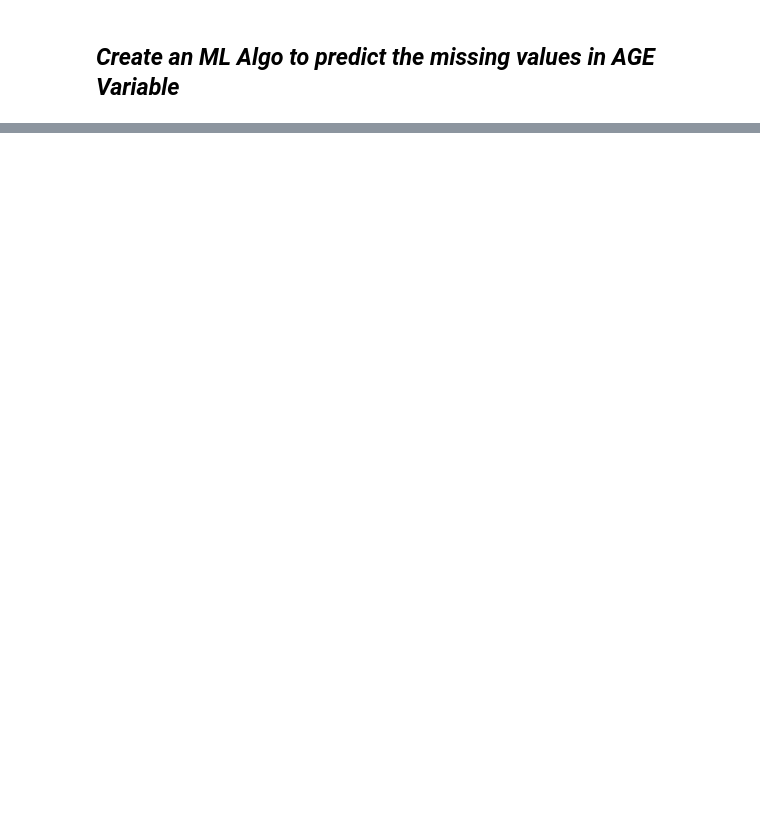
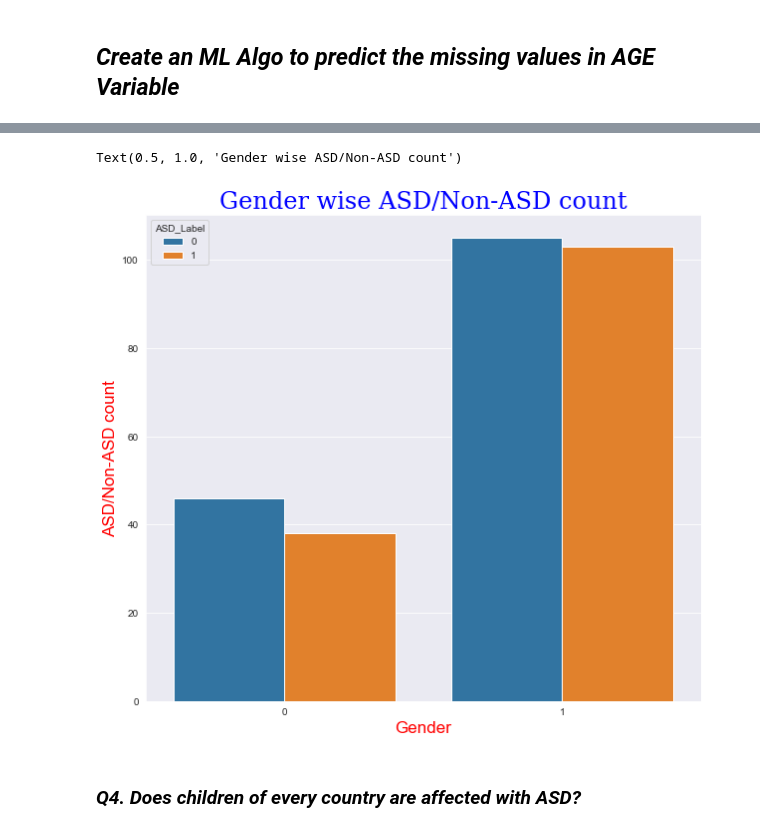
Before and after one commit to raj-shr-git/Autism_Spectrum_Disorder, a Jupyter notebook: ASD_prediction.ipynb, the cells around one changed output, grey strips where cells are left out. Saved outputs shown, nothing was run; the diff lists cells and outputs as text; code cells hidden in the pictures; blank space fills up the shorter version.

```diff
--- a/ASD_prediction.ipynb
+++ b/ASD_prediction.ipynb
@@ -769,0 +1119,18 @@ https://towardsdatascience.com/working-with-missing-data-in-machine-learning-9c0
+# %%
+gender_details = pd.DataFrame(autism_df.groupby(['gender','ASD_Label']).count()['fix_age'])
+# %%
+gender_details.columns = ['gender_wise_count']
+# %%
+gender_details.reset_index(inplace=True)
+# %%
+plt.figure(figsize=(10,9))
+sns.barplot(x=gender_details['gender'],y=gender_details['gender_wise_count'],hue=gender_details['ASD_Label'])
+plt.minorticks_on()
+plt.xlabel('Gender',fontdict=label_fonts)
+plt.ylabel('ASD/Non-ASD count',fontdict=label_fonts)
+plt.title('Gender wise ASD/Non-ASD count',fontdict=title_font)
+# %% [output]
+Text(0.5, 1.0, 'Gender wise ASD/Non-ASD count')
+[figure, added]
+# %% [markdown]
+### ***Q4. Does children of every country are affected with ASD?***
```
Also changed, not shown: parts of 154 cells of this notebook, 1 other file.
